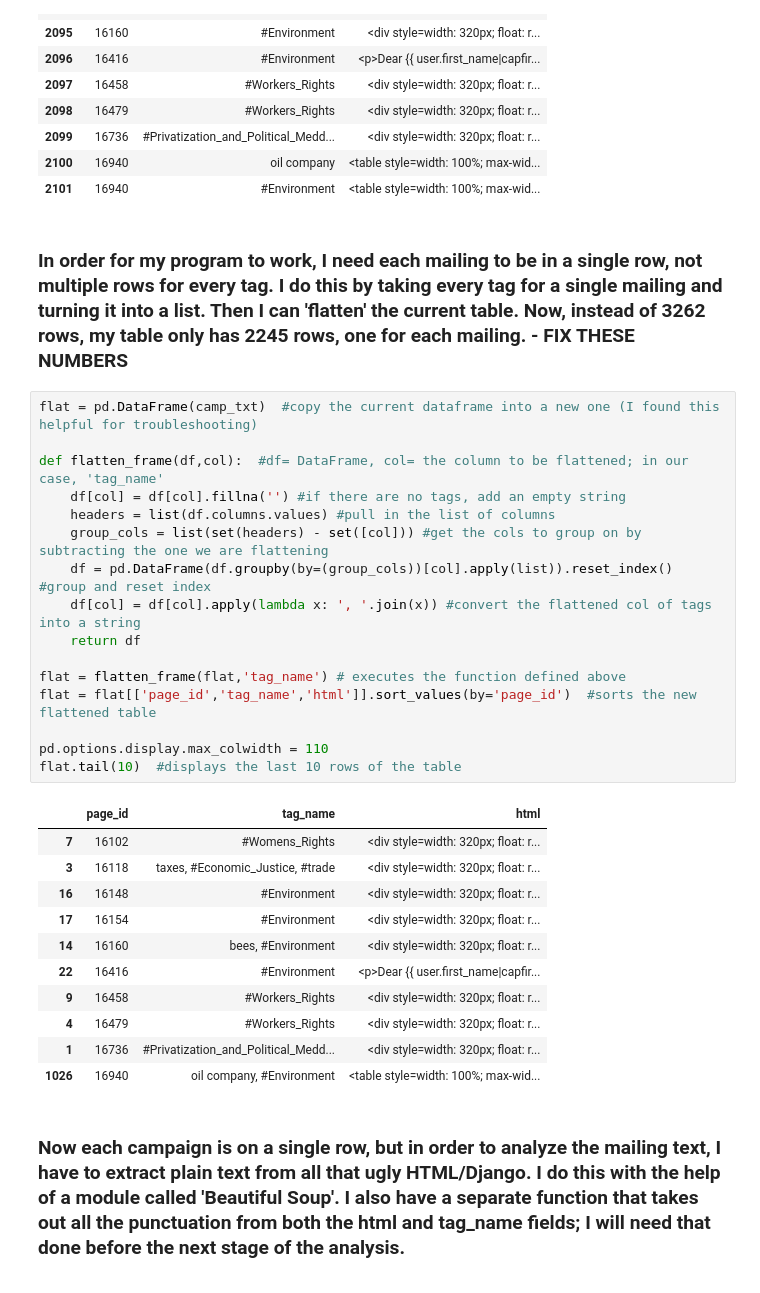
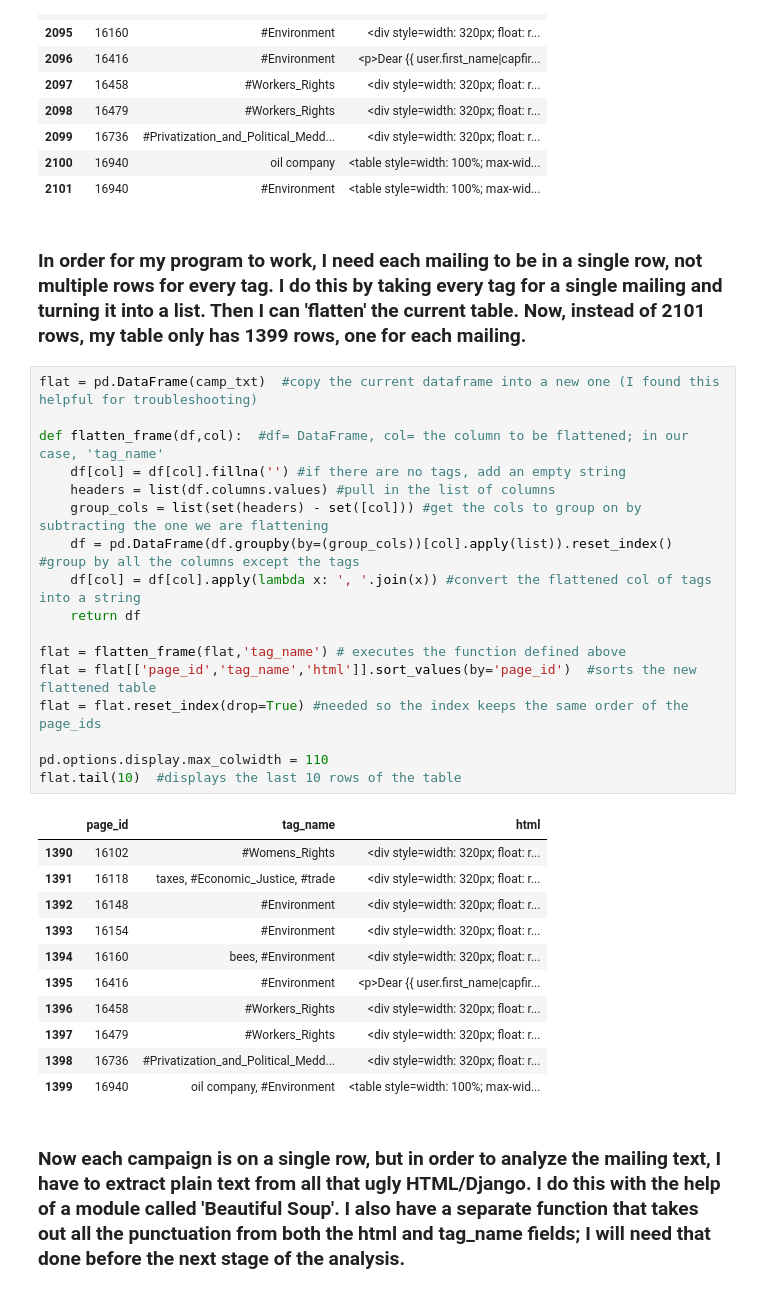
Before and after one commit to tara-m-harwood/springboard_coursework, a Jupyter notebook: Topic analysis of advocacy campaign emails using LDA.ipynb, the cells around one changed output. Saved outputs shown, nothing was run; the diff lists cells and outputs as text.

```diff
--- a/Topic analysis of advocacy campaign emails using LDA.ipynb
+++ b/Topic analysis of advocacy campaign emails using LDA.ipynb
@@ -30,35 +28,36 @@ camp_txt.tail(10)  #displays the last 10 rows of the table
 | 2100 | 16940 | oil company | <table style=width: 100%; max-wid... |
 | 2101 | 16940 | #Environment | <table style=width: 100%; max-wid... |
 # %% [markdown]
-### In order for my program to work, I need each mailing to be in a single row, not multiple rows for every tag. I do this by taking every tag for a single mailing and turning it into a list.  Then I can 'flatten' the current table.  Now, instead of 3262 rows, my table only has 2245 rows, one for each mailing. - FIX THESE NUMBERS
+### In order for my program to work, I need each mailing to be in a single row, not multiple rows for every tag. I do this by taking every tag for a single mailing and turning it into a list.  Then I can 'flatten' the current table.  Now, instead of 2101 rows, my table only has 1399 rows, one for each mailing.
 # %%
 flat = pd.DataFrame(camp_txt)  #copy the current dataframe into a new one (I found this helpful for troubleshooting)
 
 def flatten_frame(df,col):  #df= DataFrame, col= the column to be flattened; in our case, 'tag_name'
     df[col] = df[col].fillna('') #if there are no tags, add an empty string
     headers = list(df.columns.values) #pull in the list of columns
     group_cols = list(set(headers) - set([col])) #get the cols to group on by subtracting the one we are flattening
-    df = pd.DataFrame(df.groupby(by=(group_cols))[col].apply(list)).reset_index() #group and reset index
+    df = pd.DataFrame(df.groupby(by=(group_cols))[col].apply(list)).reset_index() #group by all the columns except the tags
     df[col] = df[col].apply(lambda x: ', '.join(x)) #convert the flattened col of tags into a string
     return df
 
 flat = flatten_frame(flat,'tag_name') # executes the function defined above
 flat = flat[['page_id','tag_name','html']].sort_values(by='page_id')  #sorts the new flattened table
+flat = flat.reset_index(drop=True) #needed so the index keeps the same order of the page_ids
 
 pd.options.display.max_colwidth = 110
 flat.tail(10)  #displays the last 10 rows of the table
 # %% [output]
 |  | page_id | tag_name | html |
-| 7 | 16102 | #Womens_Rights | <div style=width: 320px; float: r... |
-| 3 | 16118 | taxes, #Economic_Justice, #trade | <div style=width: 320px; float: r... |
-| 16 | 16148 | #Environment | <div style=width: 320px; float: r... |
-| 17 | 16154 | #Environment | <div style=width: 320px; float: r... |
-| 14 | 16160 | bees, #Environment | <div style=width: 320px; float: r... |
-| 22 | 16416 | #Environment | <p>Dear {{ user.first_name|capfir... |
-| 9 | 16458 | #Workers_Rights | <div style=width: 320px; float: r... |
-| 4 | 16479 | #Workers_Rights | <div style=width: 320px; float: r... |
-| 1 | 16736 | #Privatization_and_Political_Medd... | <div style=width: 320px; float: r... |
-| 1026 | 16940 | oil company, #Environment | <table style=width: 100%; max-wid... |
+| 1390 | 16102 | #Womens_Rights | <div style=width: 320px; float: r... |
+| 1391 | 16118 | taxes, #Economic_Justice, #trade | <div style=width: 320px; float: r... |
+| 1392 | 16148 | #Environment | <div style=width: 320px; float: r... |
+| 1393 | 16154 | #Environment | <div style=width: 320px; float: r... |
+| 1394 | 16160 | bees, #Environment | <div style=width: 320px; float: r... |
+| 1395 | 16416 | #Environment | <p>Dear {{ user.first_name|capfir... |
+| 1396 | 16458 | #Workers_Rights | <div style=width: 320px; float: r... |
+| 1397 | 16479 | #Workers_Rights | <div style=width: 320px; float: r... |
+| 1398 | 16736 | #Privatization_and_Political_Medd... | <div style=width: 320px; float: r... |
+| 1399 | 16940 | oil company, #Environment | <table style=width: 100%; max-wid... |
 # %% [markdown]
 ### Now each campaign is on a single row, but in order to analyze the mailing text, I have to extract plain text from all that ugly HTML/Django. I do this with the help of a module called 'Beautiful Soup'. I also have a separate function that takes out all the punctuation from both the html and tag_name fields; I will need that done before the next stage of the analysis.
 # %%
```
Also changed, not shown: parts of 3 cells of this notebook.
